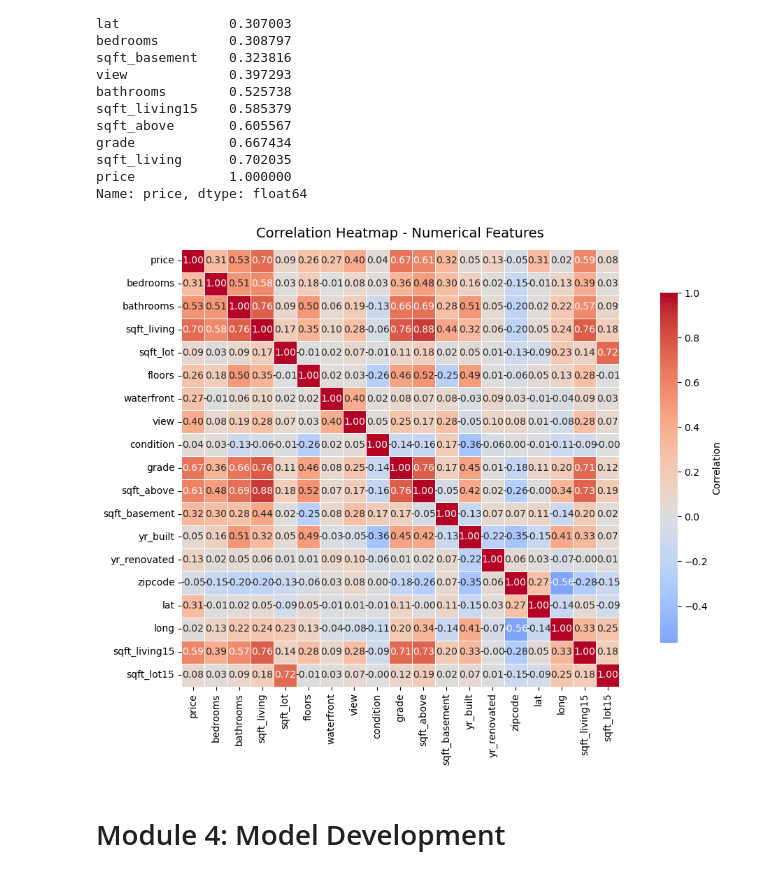
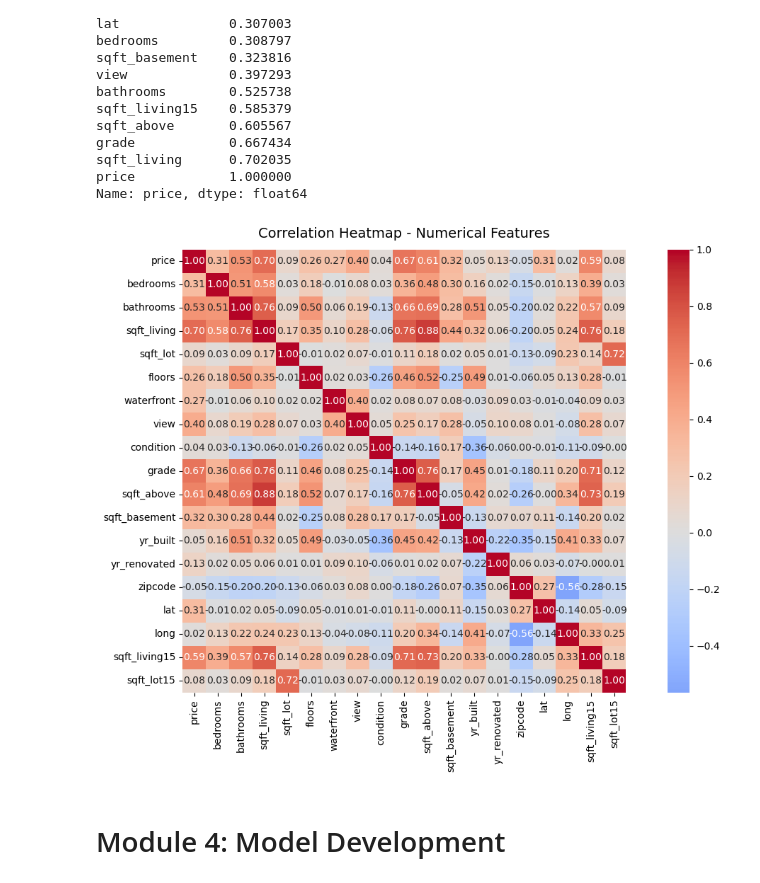
Before and after one commit to BernardoCorral/ibm-data-analysis-house-prices, a Jupyter notebook: House_Sales_in_King_Count_USA.ipynb, the cells around one changed output. Saved outputs shown, nothing was run; the diff lists cells and outputs as text; code cells hidden in the pictures.

Commit message:
update notebook with new visualizations and local adjustments

```diff
--- a/House_Sales_in_King_Count_USA.ipynb
+++ b/House_Sales_in_King_Count_USA.ipynb
@@ -278,28 +284,31 @@ sqft_living      0.702035
 price            1.000000
 Name: price, dtype: float64
 # %%
+# Seleciona apenas colunas numéricas (se já fez antes, pode pular essa linha)
+df_numeric = df.select_dtypes(include=['int64', 'float64'])
+
+# Matriz de correlação somente com variáveis numéricas
 corr = df_numeric.corr()
 
 plt.figure(figsize=(12, 8))
-
-
 sns.heatmap(
     corr,
     annot=True,
     fmt=".2f",
     cmap="coolwarm",
     center=0,
-    square=True,
-    linewidths=.5,
-    cbar_kws={"shrink": .8, "label": "Correlation"}  # legenda lateral
+    square=True
 )
-
-
 plt.title("Correlation Heatmap - Numerical Features", fontsize=14, pad=12)
 plt.tight_layout()
+
+# salva a imagem para usar no README
+plt.savefig("plots/correlation_heatmap.png", dpi=300, bbox_inches="tight")
+
+# mostra o gráfico no notebook
 plt.show()
 # %% [output]
-[figure, old version]
+[figure, new version]
 # %% [markdown]
 # Module 4: Model Development
 # %% [markdown]
```
Also changed, not shown: parts of 2 cells of this notebook, 3 other files.
